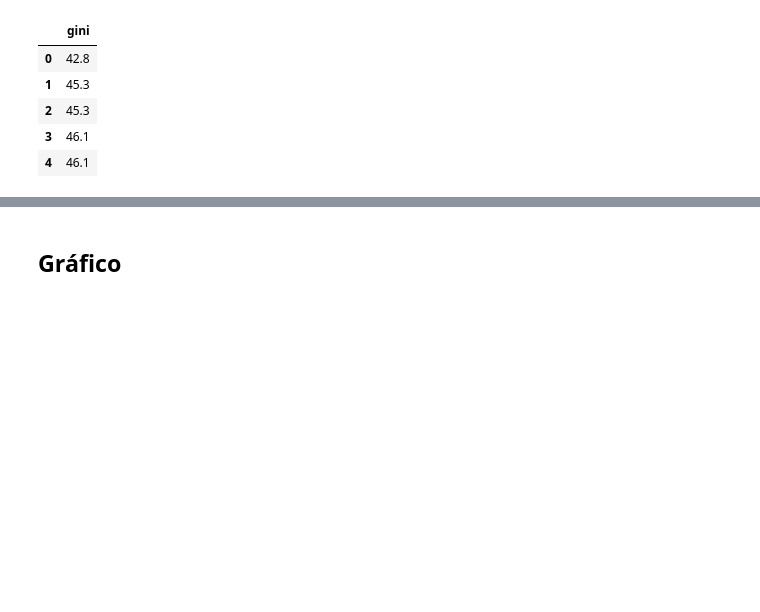
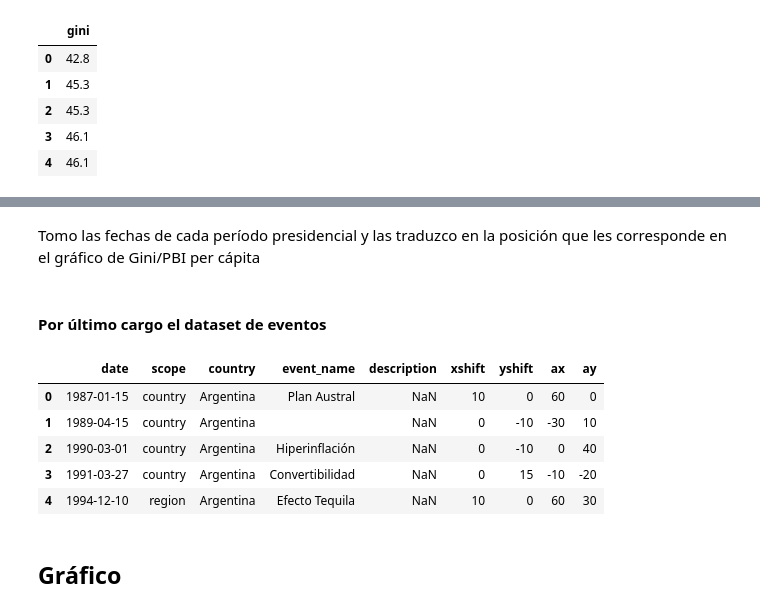
Before and after one commit to emibap/dataviz, a Jupyter notebook: argentina/argentina_pbi_gini.ipynb, the cells around one changed output, grey strips where cells are left out. Drawn from its saved outputs; the diff is of its cells as text; code cells hidden in the pictures; blank space fills up the shorter version.

```diff
--- a/argentina/argentina_pbi_gini.ipynb
+++ b/argentina/argentina_pbi_gini.ipynb
@@ -127,3 +149,5 @@ presidentials2.head(11)
+# %% [markdown]
+Tomo las fechas de cada período presidencial y las traduzco en la posición que les corresponde en el gráfico de Gini/PBI per cápita
 # %%
 import math
 df = arg.copy()
@@ -150,8 +174,18 @@ for presi in presidentials2["president"].unique():
     floor_from = get_year_from_datestr(str_from) - 1
     percent_from = get_date_year_percentage(str_from)
     df.loc[df.year > (floor_from + percent_from), "president"] = presi
+# %% [markdown]
+#### Por último cargo el dataset de eventos
 # %%
 events = pd.read_csv("assets/events.csv")
+events.head()
+# %% [output]
+|  | date | scope | country | event_name | description | xshift | yshift | ax | ay |
+| 0 | 1987-01-15 | country | Argentina | Plan Austral | NaN | 10 | 0 | 60 | 0 |
+| 1 | 1989-04-15 | country | Argentina |  | NaN | 0 | -10 | -30 | 10 |
+| 2 | 1990-03-01 | country | Argentina | Hiperinflación | NaN | 0 | -10 | 0 | 40 |
+| 3 | 1991-03-27 | country | Argentina | Convertibilidad | NaN | 0 | 15 | -10 | -20 |
+| 4 | 1994-12-10 | region | Argentina | Efecto Tequila | NaN | 10 | 0 | 60 | 30 |
 # %% [markdown]
 ## Gráfico
 # %% [markdown]
```
Also changed, not shown: parts of 17 cells of this notebook, 5 other files.
